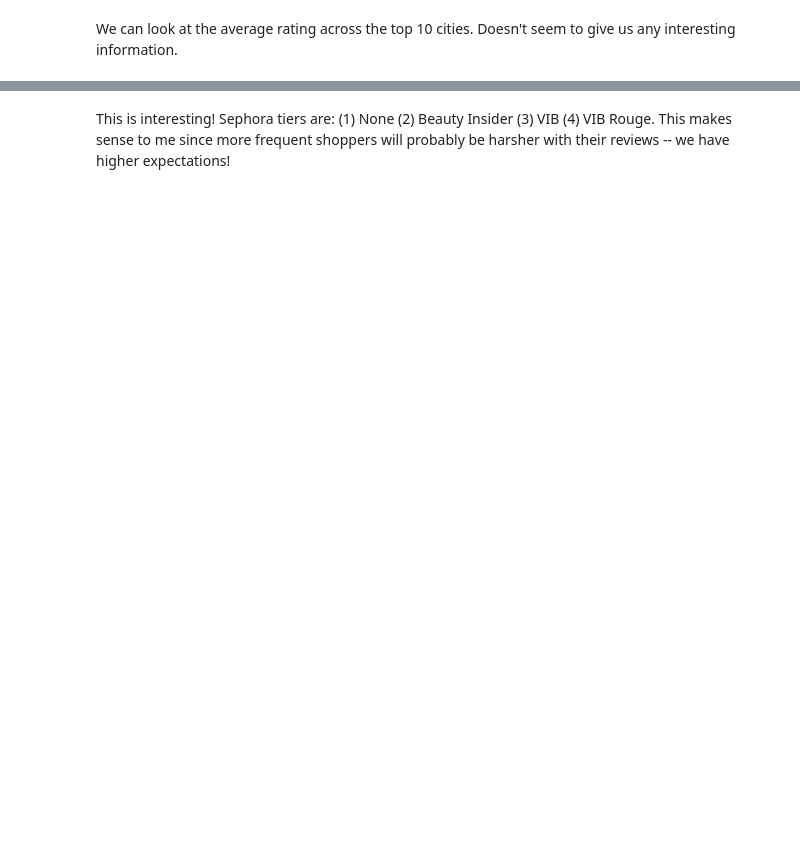
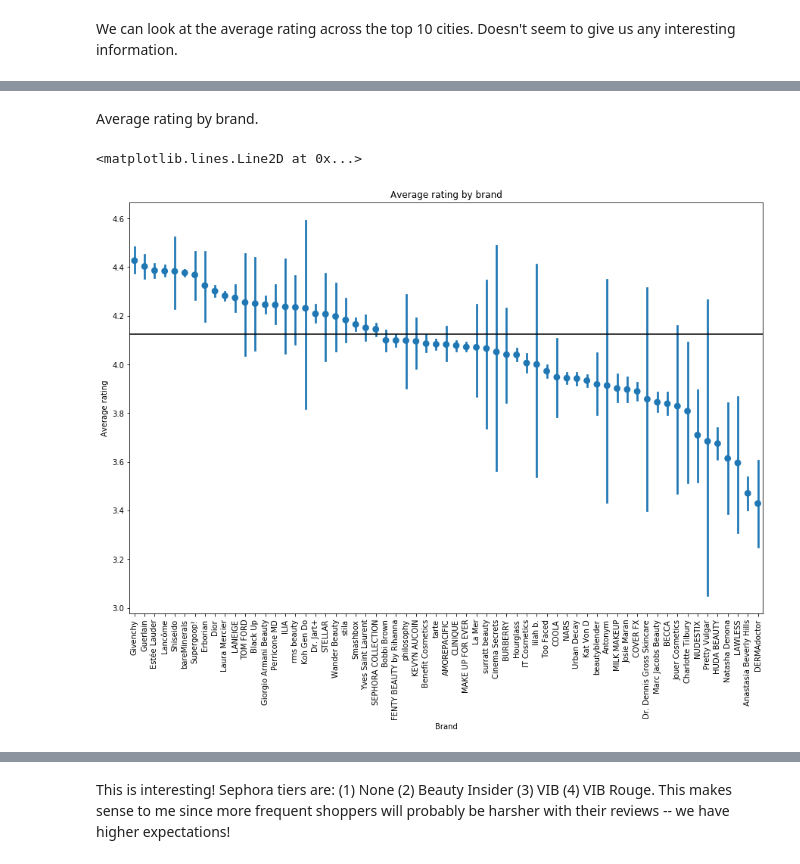
Before and after one commit to stellahkim93/Sephora, a Jupyter notebook: Sephora_Analysis.ipynb, the cells around one changed output, grey strips where cells are left out. Saved outputs shown, nothing was run; the diff lists cells and outputs as text; code cells hidden in the pictures; blank space fills up the shorter version.

```diff
--- a/Sephora_Analysis.ipynb
+++ b/Sephora_Analysis.ipynb
@@ -351,0 +258,2 @@ top10cities_reviews.groupby(["location"]).agg({"rating": "mean"})
+# %% [markdown]
+Average rating by brand.
@@ -351,0 +264,11 @@ top10cities_reviews.groupby(["location"]).agg({"rating": "mean"})
+# %%
+plt.figure(figsize = (15,10))
+sns.pointplot(x = "brand", y = "rating", data = reviews, estimator = np.mean, order = reviews.groupby("brand").agg({"rating": "mean"}).reset_index().sort_values(by = "rating", ascending = False)["brand"], join = False)
+plt.title("Average rating by brand")
+plt.xlabel("Brand")
+plt.ylabel("Average rating")
+plt.xticks(rotation = 90)
+plt.axhline(y=avg_rating, color='black', linestyle='-')
+# %% [output]
+<matplotlib.lines.Line2D at 0x...>
+[figure, added]
```
Also changed, not shown: parts of 195 cells of this notebook.
